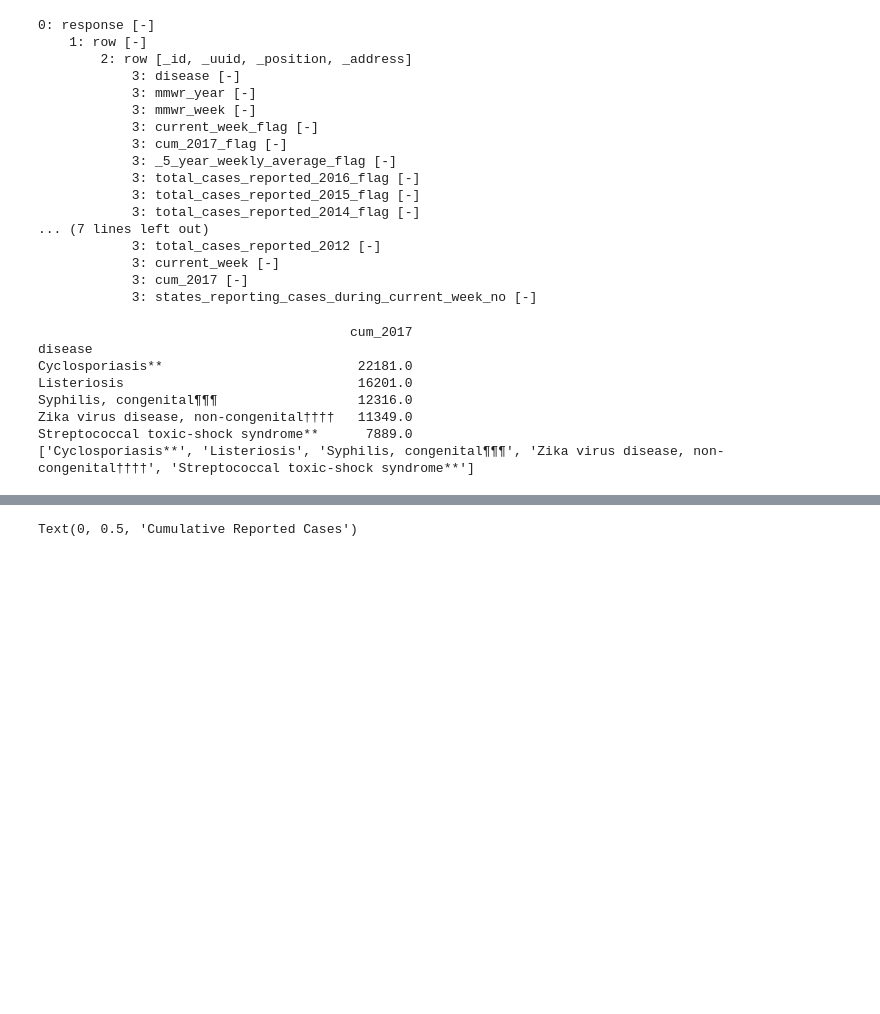
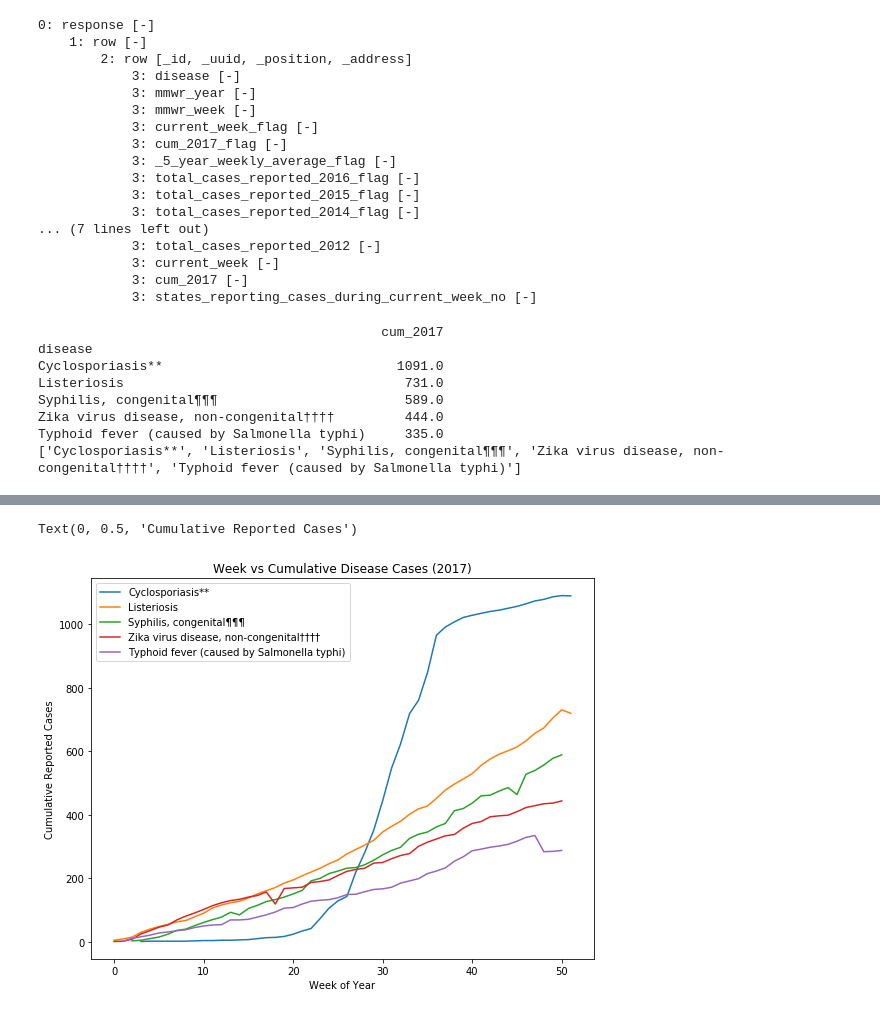
Before and after one commit to pulsetracker/BIOS6644, a Jupyter notebook: XML_Rare_Diseases_Activity/BIOS6644_XML_Rare_Diseases_AndrewHill.ipynb, the cells around one changed output, grey strips where cells are left out. Cells and saved outputs as stored; diff of their text form; code cells hidden in the pictures; blank space fills up the shorter version.

```diff
--- a/XML_Rare_Diseases_Activity/BIOS6644_XML_Rare_Diseases_AndrewHill.ipynb
+++ b/XML_Rare_Diseases_Activity/BIOS6644_XML_Rare_Diseases_AndrewHill.ipynb
@@ -393,9 +380,8 @@ df2["cum_2017"] = df2["cum_2017"].astype(np.float32)
 #      the plot
 #######################################  BEGIN STUDENT CODE  #####################################################
 
-cuml_counts = df2.groupby("disease").aggregate({"cum_2017":sum}).sort_values("cum_2017",ascending=False).iloc[:5]
-# My counts are off by a few here compared to the ones I calculated from the XML?!?!
-# Top 5 are still the same though.
+cuml_counts = df2.groupby("disease").aggregate({"cum_2017":max}).sort_values("cum_2017",ascending=False).iloc[:5]
+# Same as what I got from the raw XML
 print(cuml_counts)
 
 # Get top 5 from index.
@@ -417,13 +403,14 @@ plt.xlabel("Week of Year")
 plt.ylabel("Cumulative Reported Cases")
 
 # Some of the counts go down?
+# Maybe they thought it was a case, but later changed diagnosis?
 #######################################   END STUDENT CODE   #####################################################
 # %% [output]
-                                        cum_2017
+                                            cum_2017
 disease
-Cyclosporiasis**                         22181.0
-Listeriosis                              16201.0
-Syphilis, congenital¶¶¶                  12316.0
-Zika virus disease, non-congenital††††   11349.0
-Streptococcal toxic-shock syndrome**      7889.0
-['Cyclosporiasis**', 'Listeriosis', 'Syphilis, congenital¶¶¶', 'Zika virus disease, non-congenital††††', 'Streptococcal toxic-shock syndrome**']
+Cyclosporiasis**                              1091.0
+Listeriosis                                    731.0
+Syphilis, congenital¶¶¶                        589.0
+Zika virus disease, non-congenital††††         444.0
+Typhoid fever (caused by Salmonella typhi)     335.0
+['Cyclosporiasis**', 'Listeriosis', 'Syphilis, congenital¶¶¶', 'Zika virus disease, non-congenital††††', 'Typhoid fever (caused by Salmonella typhi)']
@@ -432 +417,2 @@ Streptococcal toxic-shock syndrome**      7889.0
 Text(0, 0.5, 'Cumulative Reported Cases')
+[figure, added]
```
Also changed, not shown: parts of 5 cells of this notebook.
